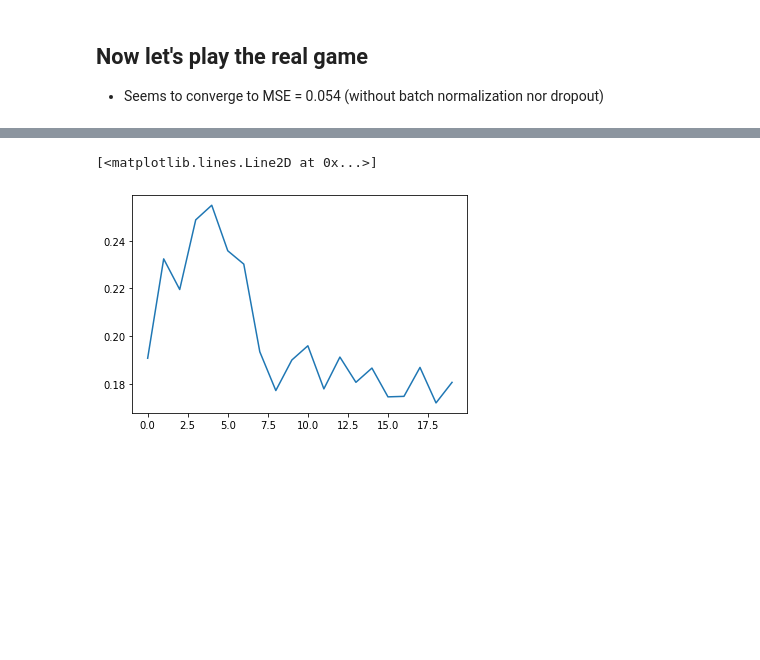
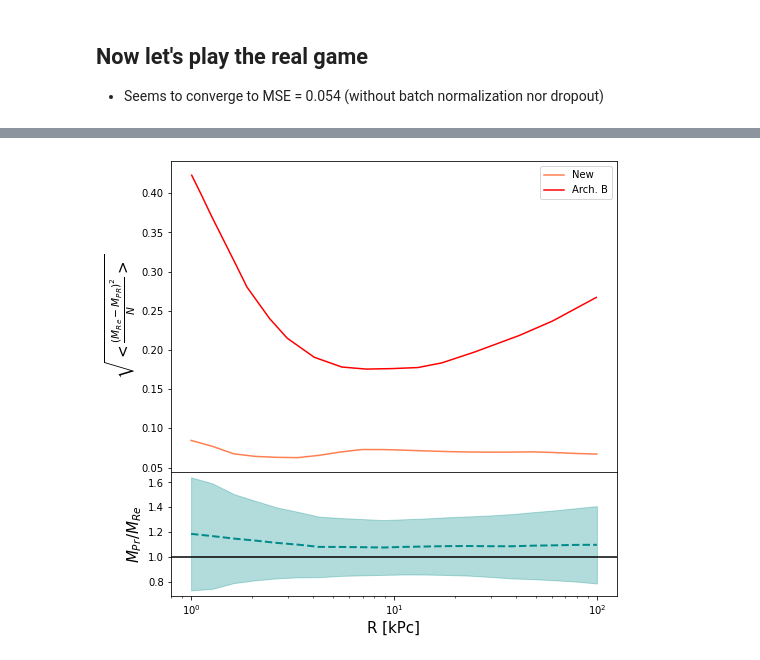
Before and after one commit to Martindelosrios/MaDaMe, a Jupyter notebook: codes/CNNs.ipynb, the cells around one changed output, grey strips where cells are left out. Drawn from its saved outputs; the diff is of its cells as text; code cells hidden in the pictures; blank space fills up the shorter version.

```diff
--- a/codes/CNNs.ipynb
+++ b/codes/CNNs.ipynb
@@ -292,7 +258,7 @@ for epoch in range(num_epochs):
     model.eval()  # Configura el modelo en modo evaluación
     running_val_loss = 0.0
     with torch.no_grad():  # No calculamos gradientes en validación
-        for inputs, labels in val_loader:
+        for inputs, labels in train_loader:
 
             # Paso hacia adelante (sin gradientes)
             outputs = model(inputs)
@@ -341,7 +307,7 @@ y_predicted = []  # Lista para almacenar las predicciones
 
 # Desactivamos el cálculo de gradientes durante la predicción
 with torch.no_grad():
-    for inputs, _ in test_loader:  # Usamos _ porque no necesitamos las etiquetas en x_testset
+    for inputs, _ in train_loader:  # Usamos _ porque no necesitamos las etiquetas en x_testset
 
         # Hacer predicciones
         outputs = model(inputs)
@@ -576,0 +443,9 @@ plt.yscale('log')
+# %%
+# Crear los DataLoaders para entrenamiento y validación
+train_dataset = CustomDataset(x_trainset, y_trainset)
+val_dataset   = CustomDataset(x_valset, y_valset)
+test_dataset  = CustomDataset(x_testset, y_testset)
+
+train_loader = DataLoader(train_dataset, batch_size=32, shuffle=True)
+val_loader   = DataLoader(val_dataset, batch_size=32, shuffle=False)
+test_loader  = DataLoader(test_dataset, batch_size=32, shuffle=False)
@@ -576,0 +554,3 @@ plt.yscale('log')
+# %%
+model.load_state_dict(torch.load(best_model_path))
+model.eval()
@@ -577,5 +589,37 @@ plt.yscale('log')
 # %%
-plt.plot(np.sqrt(np.sum((y_testset * (max_y - min_y) + min_y - y_predicted)**2, axis = 0) / len(y_testset)))
+fig,ax = plt.subplots(2,1, figsize = (8,8), gridspec_kw={'height_ratios':[2.5, 1], 'hspace':0}, sharex = True)
+
+mse = np.sqrt(mean_squared_error(y_testset, y_predicted, multioutput = 'raw_values')) # np.sqrt(np.sum((y_testset - y_predicted)**2, axis = 0) / len(y_testset))
+std = np.sqrt(np.std((y_testset - y_predicted)**2, axis = 0))
+mse_prior = np.abs(max_y - min_y)
+
+#for i in range(test_size):
+#    ax[0].plot(R_bins, np.abs(y_testset[i,:] - y_predicted[i,:]), alpha = 0.2, c = 'black')
+
+ax[0].plot(R_bins, mse, color = 'coral', label = 'New')
+#ax[0].fill_between(R_bins, mse + std, mse - std, color = 'red', alpha = 0.3)
+
+#ax[0].plot(R_bins, mse_prior, color = 'red')
+ax[0].plot(arqB_8ch[:,0], arqB_8ch[:,1], color = 'red', label = 'Arch. B')
+
+ax[0].set_ylabel('$\sqrt{ <\\frac{(M_{Re} - M_{PR})^2}{N}> }$', fontsize = 15)
+#ax[0].set_xlabel('R [kPc]')
+ax[0].set_xscale('log')
+ax[0].legend()
+
+mean_mass_ratio = np.mean(M_pred / M_real, axis = 0)
+std_mass_ratio = np.std(M_pred / M_real, axis = 0)
+
+#for i in range(test_size):
+    #ax[1].plot(R_bins, M_pred[i,:] / M_real[i,:], color = 'black', alpha = 0.05)
+ax[1].axhline(y = 1, color = 'black')
+ax[1].plot(R_bins, mean_mass_ratio, color = 'darkcyan', lw = 2, ls = '--')
+ax[1].fill_between(R_bins, mean_mass_ratio + std_mass_ratio, mean_mass_ratio - std_mass_ratio, color = 'darkcyan', alpha = 0.3)
+
+#ax[1].plot(R_bins, mass_quantiles[2,:], color = 'black', lw = 2, ls = '--')
+
+ax[1].set_xlabel('R [kPc]', fontsize = 15)
+ax[1].set_ylabel('$M_{Pr} / M_{Re}$', fontsize = 15)
+plt.savefig('../graphs/MSE_' + name + '.pdf')
 # %% [output]
-[<matplotlib.lines.Line2D at 0x...>]
-[figure, old version]
+[figure, new version]
```
Also changed, not shown: parts of 75 cells of this notebook.
